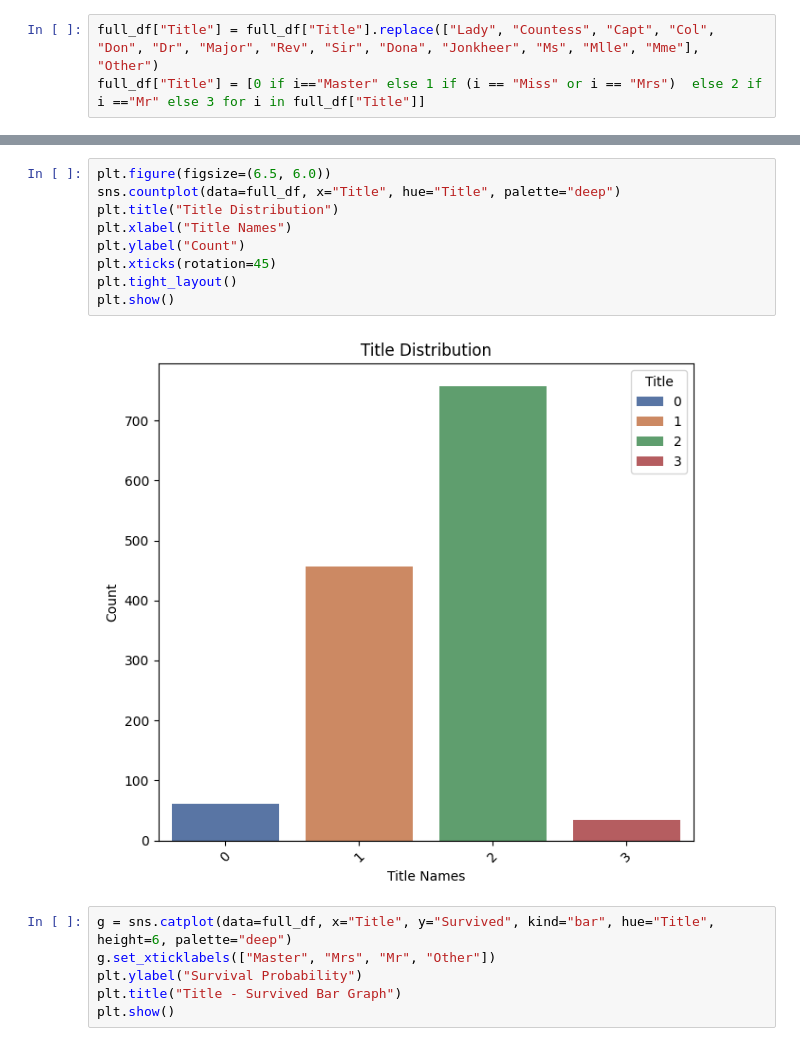
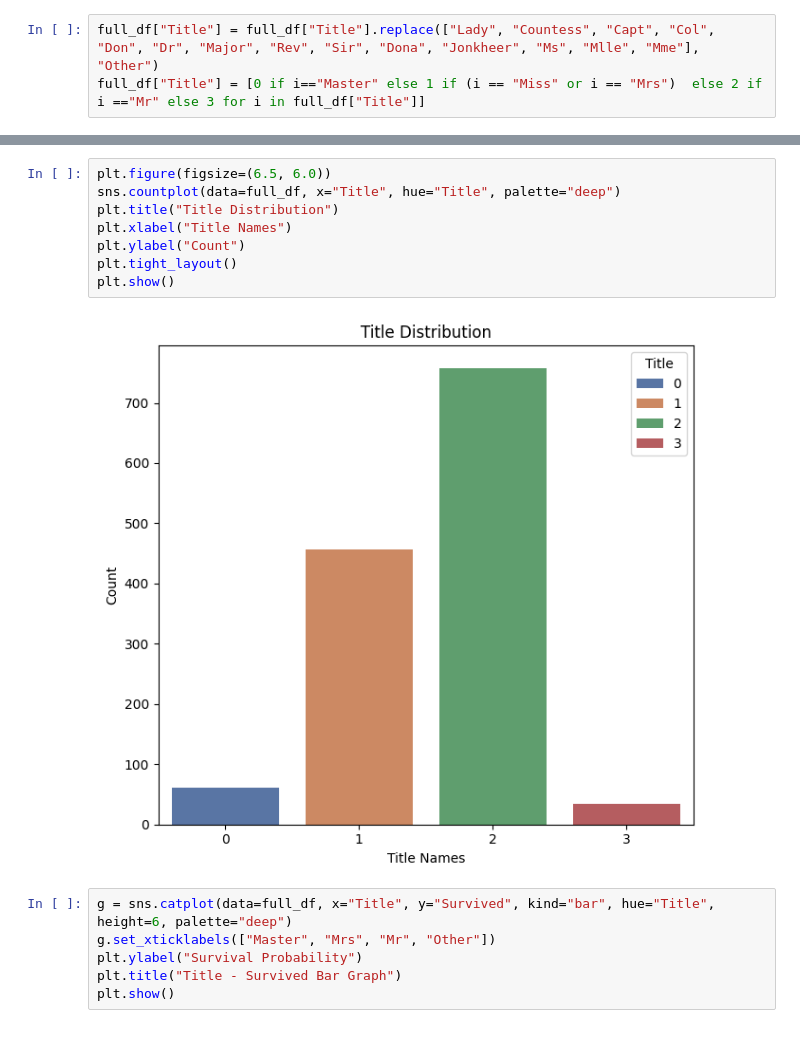
Before and after one commit to MertHasanAslan/titanic_ml, a Jupyter notebook: src/titanic_ml.ipynb, the cells around one changed output, grey strips where cells are left out. Drawn from its saved outputs; the diff is of its cells as text.

```diff
--- a/src/titanic_ml.ipynb
+++ b/src/titanic_ml.ipynb
@@ -633,14 +632,13 @@ plt.show()
 # %%
 plt.figure(figsize=(6.5, 6.0))
 sns.countplot(data=full_df, x="Title", hue="Title", palette="deep")
 plt.title("Title Distribution")
 plt.xlabel("Title Names")
 plt.ylabel("Count")
-plt.xticks(rotation=45)
 plt.tight_layout()
 plt.show()
 # %% [output]
-[figure, old version]
+[figure, new version]
 # %%
 g = sns.catplot(data=full_df, x="Title", y="Survived", kind="bar", hue="Title", height=6, palette="deep")
 g.set_xticklabels(["Master", "Mrs", "Mr", "Other"])
```
Also changed, not shown: parts of 11 cells of this notebook.
